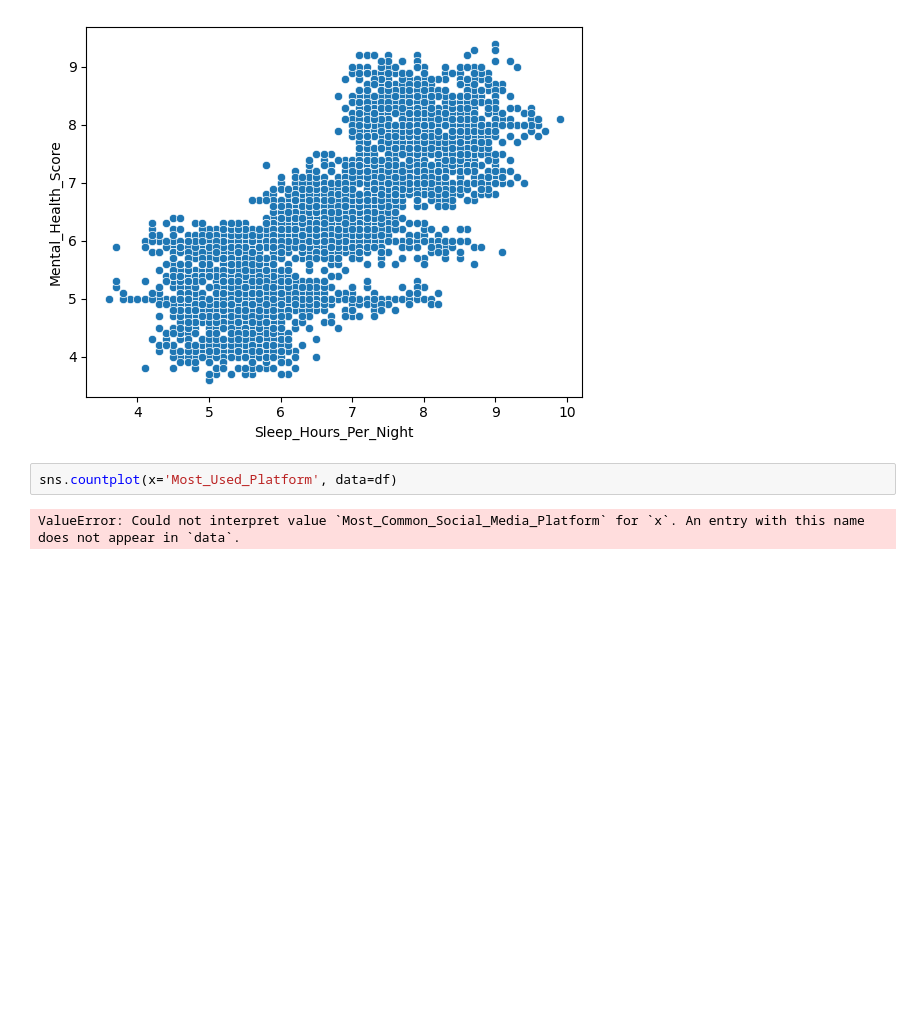
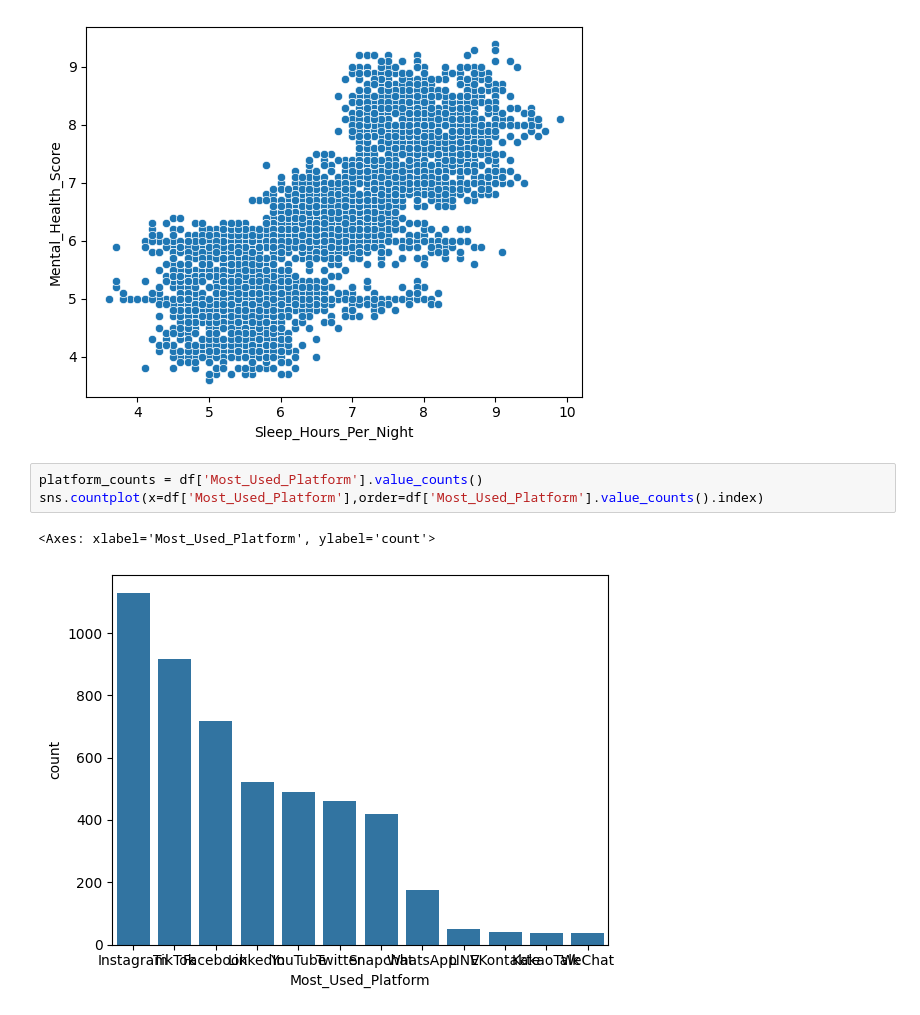
Before and after one commit to Adarsh-0417/Mental_Health_Score_Predictor, a Jupyter notebook: basic.ipynb, the cells around one changed output. Cells and saved outputs as stored; diff of their text form; blank space fills up the shorter version.

```diff
--- a/basic.ipynb
+++ b/basic.ipynb
@@ -118,6 +118,8 @@ sns.scatterplot(x='Sleep_Hours_Per_Night', y='Mental_Health_Score', data=df)
 <Axes: xlabel='Sleep_Hours_Per_Night', ylabel='Mental_Health_Score'>
 [figure]
 # %%
-sns.countplot(x='Most_Used_Platform', data=df)
+platform_counts = df['Most_Used_Platform'].value_counts()
+sns.countplot(x=df['Most_Used_Platform'],order=df['Most_Used_Platform'].value_counts().index)
 # %% [output]
-ValueError: Could not interpret value `Most_Common_Social_Media_Platform` for `x`. An entry with this name does not appear in `data`.
+<Axes: xlabel='Most_Used_Platform', ylabel='count'>
+[figure, added]
```
Also changed, not shown: parts of 7 cells of this notebook.
